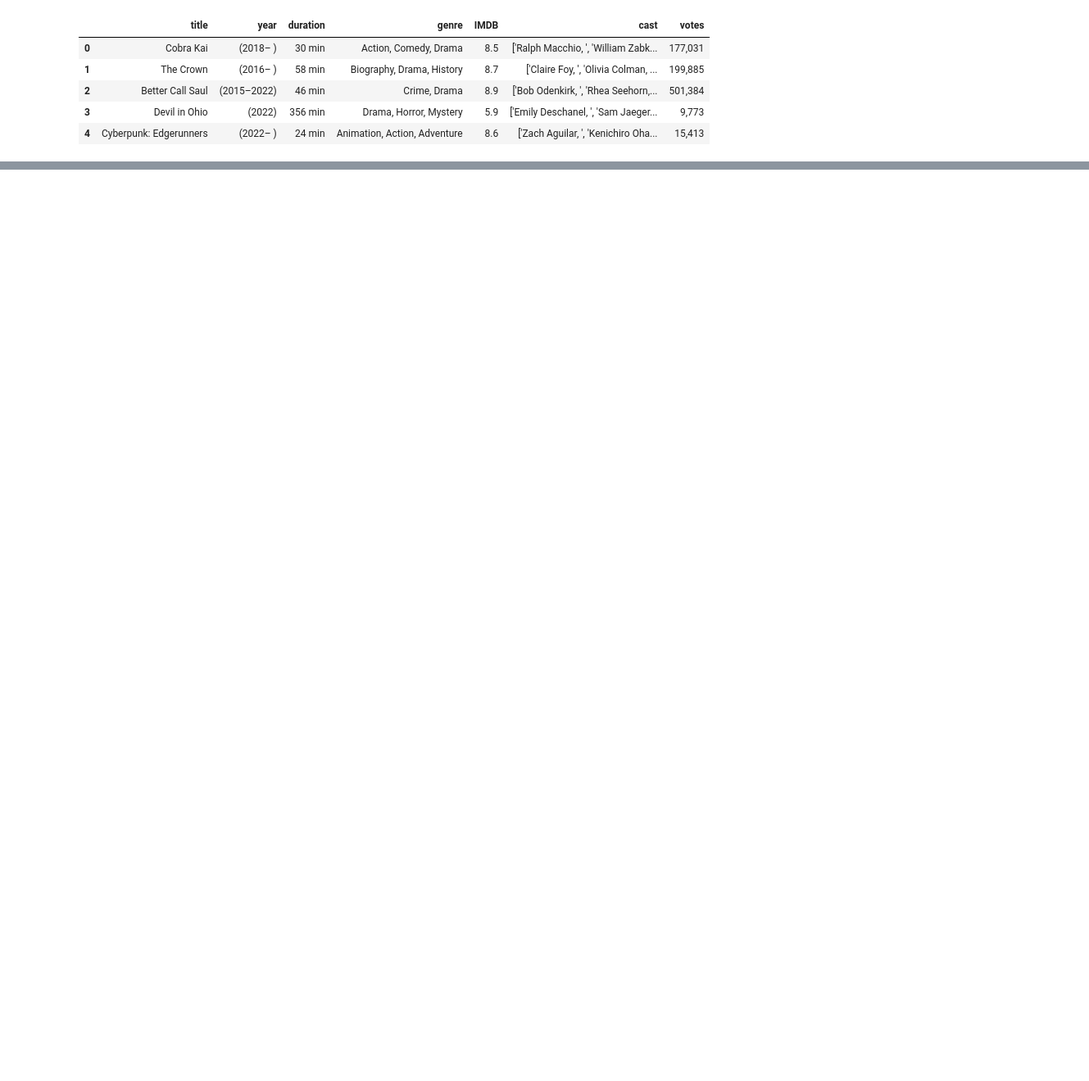
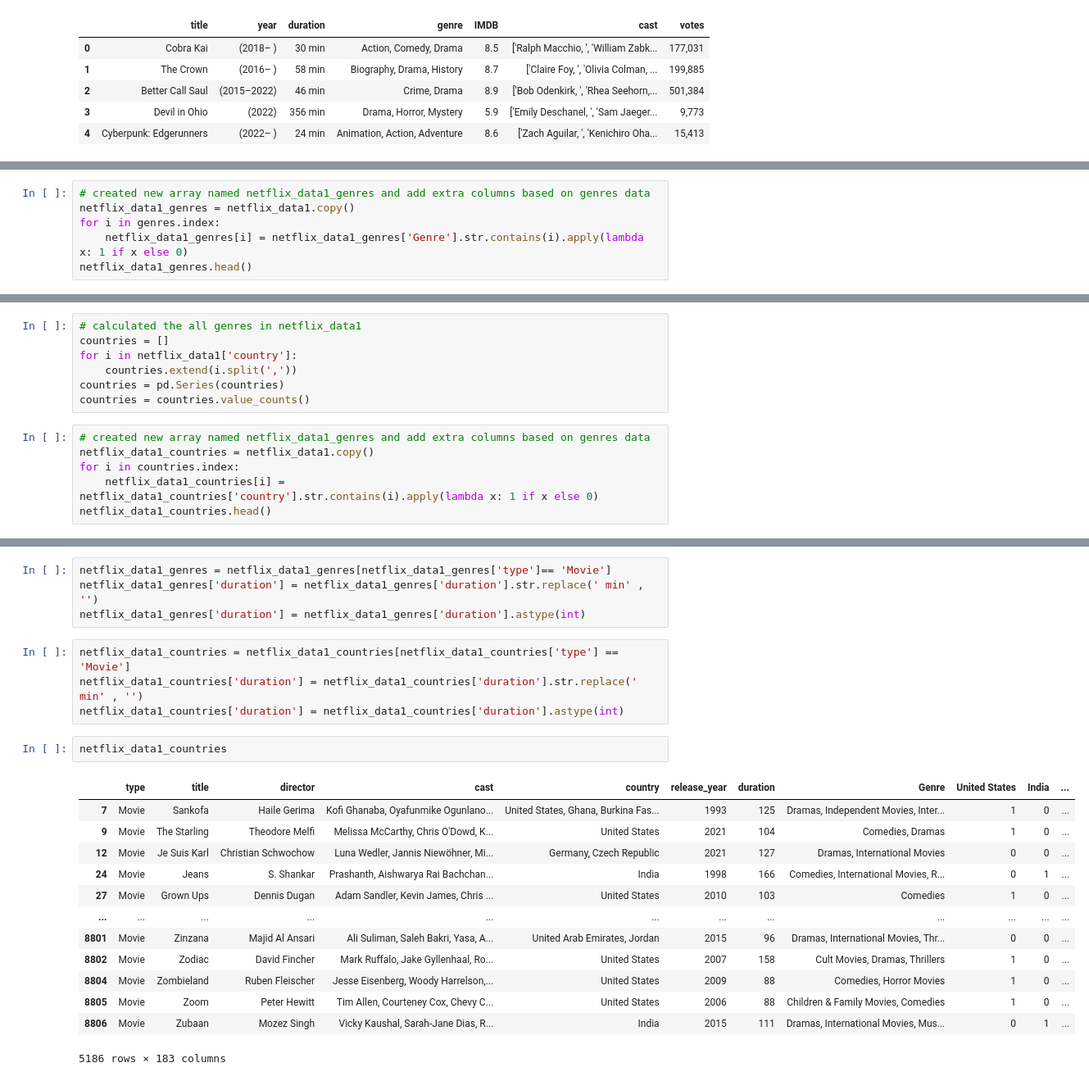
Before and after one commit to emirryilmazz/movies_datascience, a Jupyter notebook: project.ipynb, the cells around one changed output, grey strips where cells are left out. Shown at 82% size. Drawn from its saved outputs; the diff is of its cells as text; blank space fills up the shorter version.

```diff
--- a/project.ipynb
+++ b/project.ipynb
@@ -189,0 +197,6 @@ plt.show()
+# %%
+# created new array named netflix_data1_genres and add extra columns based on genres data
+netflix_data1_genres = netflix_data1.copy()
+for i in genres.index:
+    netflix_data1_genres[i] = netflix_data1_genres['Genre'].str.contains(i).apply(lambda x: 1 if x else 0)
+netflix_data1_genres.head()
@@ -189,0 +211,13 @@ plt.show()
+# %%
+# calculated the all genres in netflix_data1
+countries = []
+for i in netflix_data1['country']:
+    countries.extend(i.split(','))
+countries = pd.Series(countries)
+countries = countries.value_counts()
+# %%
+# created new array named netflix_data1_genres and add extra columns based on genres data
+netflix_data1_countries = netflix_data1.copy()
+for i in countries.index:
+    netflix_data1_countries[i] = netflix_data1_countries['country'].str.contains(i).apply(lambda x: 1 if x else 0)
+netflix_data1_countries.head()
@@ -189,0 +232,24 @@ plt.show()
+# %%
+netflix_data1_genres = netflix_data1_genres[netflix_data1_genres['type']== 'Movie']
+netflix_data1_genres['duration'] = netflix_data1_genres['duration'].str.replace(' min' , '')
+netflix_data1_genres['duration'] = netflix_data1_genres['duration'].astype(int)
+# %%
+netflix_data1_countries = netflix_data1_countries[netflix_data1_countries['type'] == 'Movie']
+netflix_data1_countries['duration'] = netflix_data1_countries['duration'].str.replace(' min' , '')
+netflix_data1_countries['duration'] = netflix_data1_countries['duration'].astype(int)
+# %%
+netflix_data1_countries
+# %% [output]
+|  | type | title | director | cast | country | release_year | duration | Genre | United States | India | ... |
+| 7 | Movie | Sankofa | Haile Gerima | Kofi Ghanaba, Oyafunmike Ogunlano... | United States, Ghana, Burkina Fas... | 1993 | 125 | Dramas, Independent Movies, Inter... | 1 | 0 | ... |
+| 9 | Movie | The Starling | Theodore Melfi | Melissa McCarthy, Chris O'Dowd, K... | United States | 2021 | 104 | Comedies, Dramas | 1 | 0 | ... |
+| 12 | Movie | Je Suis Karl | Christian Schwochow | Luna Wedler, Jannis Niewöhner, Mi... | Germany, Czech Republic | 2021 | 127 | Dramas, International Movies | 0 | 0 | ... |
+| 24 | Movie | Jeans | S. Shankar | Prashanth, Aishwarya Rai Bachchan... | India | 1998 | 166 | Comedies, International Movies, R... | 0 | 1 | ... |
+| 27 | Movie | Grown Ups | Dennis Dugan | Adam Sandler, Kevin James, Chris ... | United States | 2010 | 103 | Comedies | 1 | 0 | ... |
+| ... | ... | ... | ... | ... | ... | ... | ... | ... | ... | ... | ... |
+| 8801 | Movie | Zinzana | Majid Al Ansari | Ali Suliman, Saleh Bakri, Yasa, A... | United Arab Emirates, Jordan | 2015 | 96 | Dramas, International Movies, Thr... | 0 | 0 | ... |
+| 8802 | Movie | Zodiac | David Fincher | Mark Ruffalo, Jake Gyllenhaal, Ro... | United States | 2007 | 158 | Cult Movies, Dramas, Thrillers | 1 | 0 | ... |
+| 8804 | Movie | Zombieland | Ruben Fleischer | Jesse Eisenberg, Woody Harrelson,... | United States | 2009 | 88 | Comedies, Horror Movies | 1 | 0 | ... |
+| 8805 | Movie | Zoom | Peter Hewitt | Tim Allen, Courteney Cox, Chevy C... | United States | 2006 | 88 | Children & Family Movies, Comedies | 1 | 0 | ... |
+| 8806 | Movie | Zubaan | Mozez Singh | Vicky Kaushal, Sarah-Jane Dias, R... | India | 2015 | 111 | Dramas, International Movies, Mus... | 0 | 1 | ... |
+5186 rows × 183 columns
```
Also changed, not shown: parts of 11 cells of this notebook.
